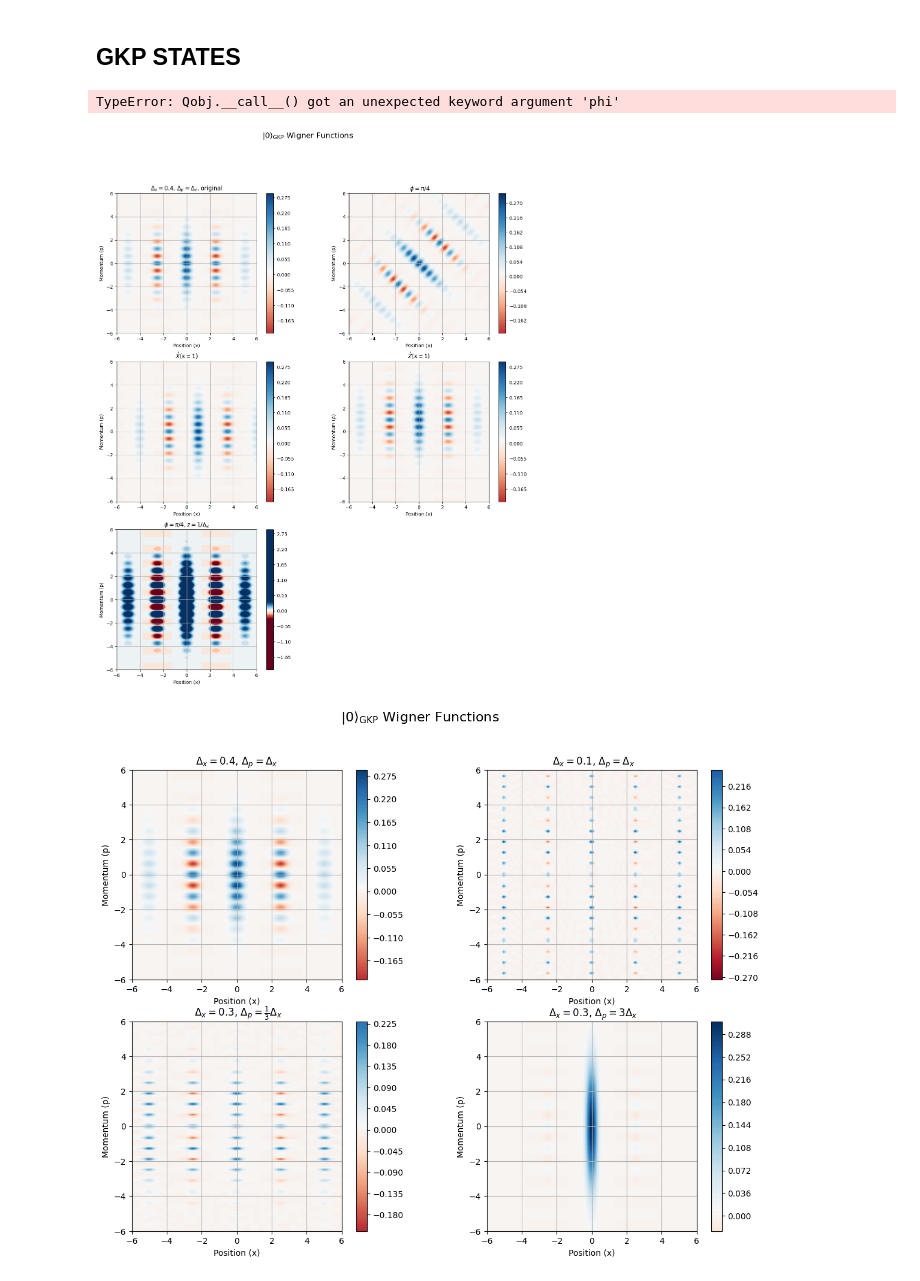
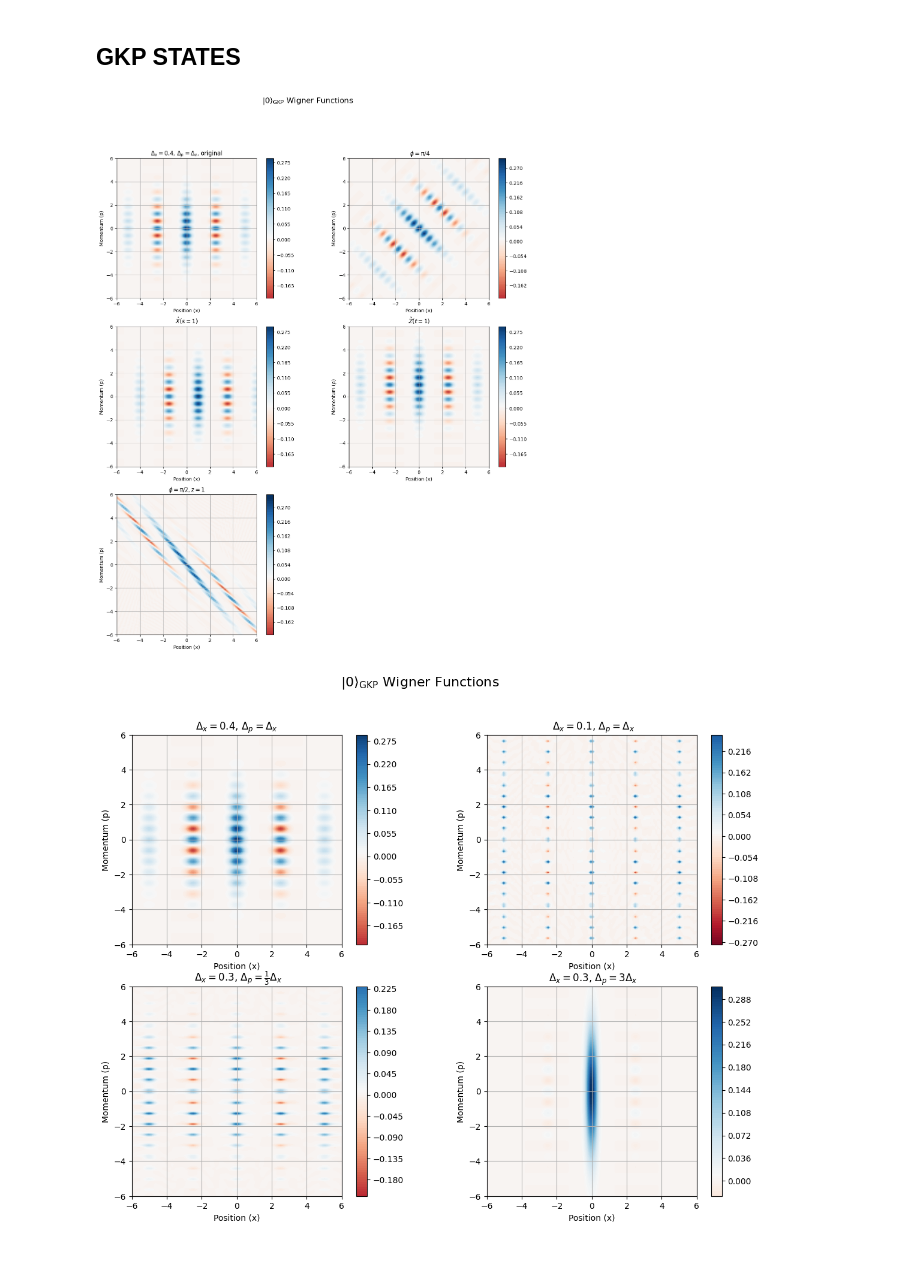
Before and after one commit to lhdarboe/Quantum-Information-Science-Project, a Jupyter notebook: GKP_LIVIA.ipynb, the cells around one changed output. Drawn from its saved outputs; the diff is of its cells as text; code cells hidden in the pictures.

```diff
--- a/GKP_LIVIA.ipynb
+++ b/GKP_LIVIA.ipynb
@@ -30,15 +30,13 @@ class operator:
         self.a = a
         self.adag = adag
 
-    def squeezing_operator(self,phi,z):
+    def squeezing_operator(self,phi,r):
 
         self.phi = phi
-        self.z = z
+        self.r = r
 
-        exponent =  ((-phi*1j*self.a**2).expm()) - (phi*1j*self.adag**2)* np.log(z)/2
-        self.squeezing_operator =  exponent .expm()
-
-        return self.squeezing_operator
+        exponent = 0.5 * (r * np.exp(-1j*phi) * self.a**2 - r * np.exp(1j*phi) * self.adag**2)
+        return exponent.expm()
 
     def rotation_operator(self,phi):
         self.phi = phi
@@ -131,7 +129,7 @@ def GKP_states(N, delta_x, delta_p, j):
 
     return psi_1.unit()
 
-N=200
+N=400
 # %%
 gkp_state_0 = GKP_states(N, delta_x=0.4, delta_p=0.4, j = 0)
 gkp_state_1 = GKP_states(N, delta_x=0.1, delta_p=0.1, j = 0)
@@ -143,12 +141,12 @@ gkp_state_11 = GKP_states(N, delta_x=0.1, delta_p=0.1, j = 1)
 gkp_state_21 = GKP_states(N, delta_x=0.3, delta_p=0.3*1/3, j = 1)
 gkp_state_31 = GKP_states(N, delta_x=0.3, delta_p=0.3*3, j = 1)
 # %%
-quad = quadrature_operator(400)
-op = operator(400,quad)
+quad = quadrature_operator(N)
+op = operator(N,quad)
 displacement_x = op.displacement_operator_x(1)
 displacement_p = op.displacement_operator_p(1)
 
-op_rot = operator(400, quad)
+op_rot = operator(N, quad)
 rotation = op_rot.rotation_operator(np.pi/4)
 # %%
 dis_gkp_x = displacement_x * gkp_state_0
@@ -159,10 +157,8 @@ dis_W_GKP_0_p = wigner(dis_gkp_p, x, p)
 
 rot_W_GKP_0 = wigner(rotation * gkp_state_0, x, p)
 # %%
-squeezing = op.squeezing_operator(phi=np.pi, z=1/0.4)
-sq_W_GKP_0 = wigner(squeezing * gkp_state_0, x, p)
+some = op.squeezing_operator(phi=np.pi/2, r=1)
+sq_W_GKP_0 = wigner(some * gkp_state_0, x, p)
-# %% [output]
-TypeError: Qobj.__call__() got an unexpected keyword argument 'phi'
 # %%
 W_GKP_0 = wigner(gkp_state_0, x, p)
 W_GKP_1 = wigner(gkp_state_1, x, p)
@@ -194,36 +190,36 @@ axs[1, 0].set_xlabel("Position (x)")
 axs[1, 0].set_ylabel("Momentum (p)")
 axs[1, 0].set_title(r"$\hat{X}(s=1)$")
 axs[1, 0].set_aspect('equal')
 axs[1, 0].grid()
 fig.colorbar(cf2, ax=axs[1, 0])
 
 cf3 = axs[0,1].contourf(x, p, rot_W_GKP_0, levels=100, cmap='RdBu', vmin=vmin, vmax=vmax)
 axs[0,1].set_title(r" $\phi = \pi/4$")
 axs[0,1].set_xlabel("Position (x)")
 axs[0,1].set_ylabel("Momentum (p)")
 axs[0,1].set_aspect('equal')
 axs[0,1].grid()
 fig.colorbar(cf3, ax=axs[0,1])
 
 cf4 = axs[1, 1].contourf(x, p, dis_W_GKP_0_p, levels=100, cmap='RdBu', vmin=vmin, vmax=vmax)
 axs[1, 1].set_xlabel("Position (x)")
 axs[1, 1].set_ylabel("Momentum (p)")
-axs[1, 1].set_title(r"$\hat{Z}(s=1)$")
+axs[1, 1].set_title(r"$\hat{Z}(t=1)$")
 axs[1, 1].set_aspect('equal')
 axs[1, 1].grid()
 fig.colorbar(cf2, ax=axs[1, 1])
 
 cf4 = axs[2,0].contourf(x, p, sq_W_GKP_0, levels=100, cmap='RdBu', vmin=vmin, vmax=vmax)
 axs[2,0].set_xlabel("Position (x)")
 axs[2,0].set_ylabel("Momentum (p)")
-axs[2,0].set_title(r"$\phi = \pi/4, z = 1/\Delta_x$")
+axs[2,0].set_title(r"$\phi = \pi/2, z = 1$")
 axs[2,0].set_aspect('equal')
 axs[2,0].grid()
 fig.colorbar(cf4, ax=axs[2,0])
 
 axs[2,1].remove()
 # %% [output]
-[figure, old version]
+[figure, new version]
 # %%
 fig, axs = plt.subplots(2, 2, figsize=(14, 10))
 
```
